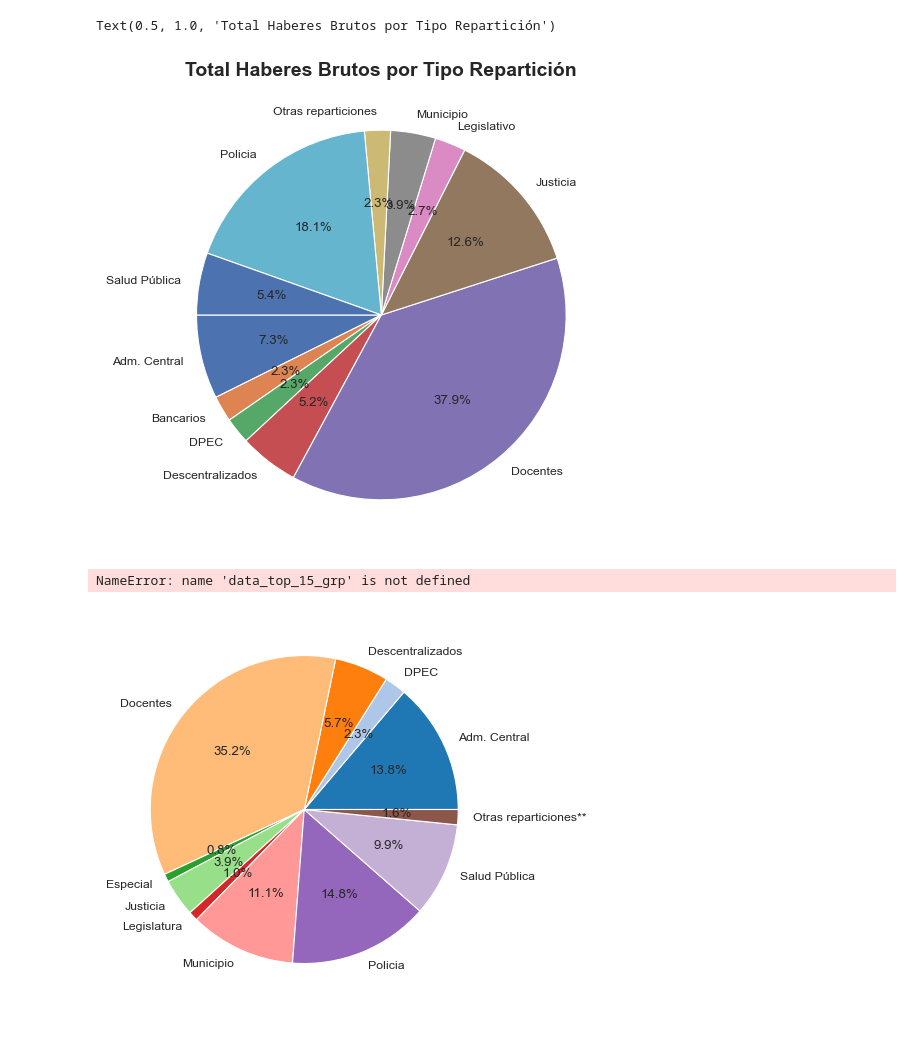
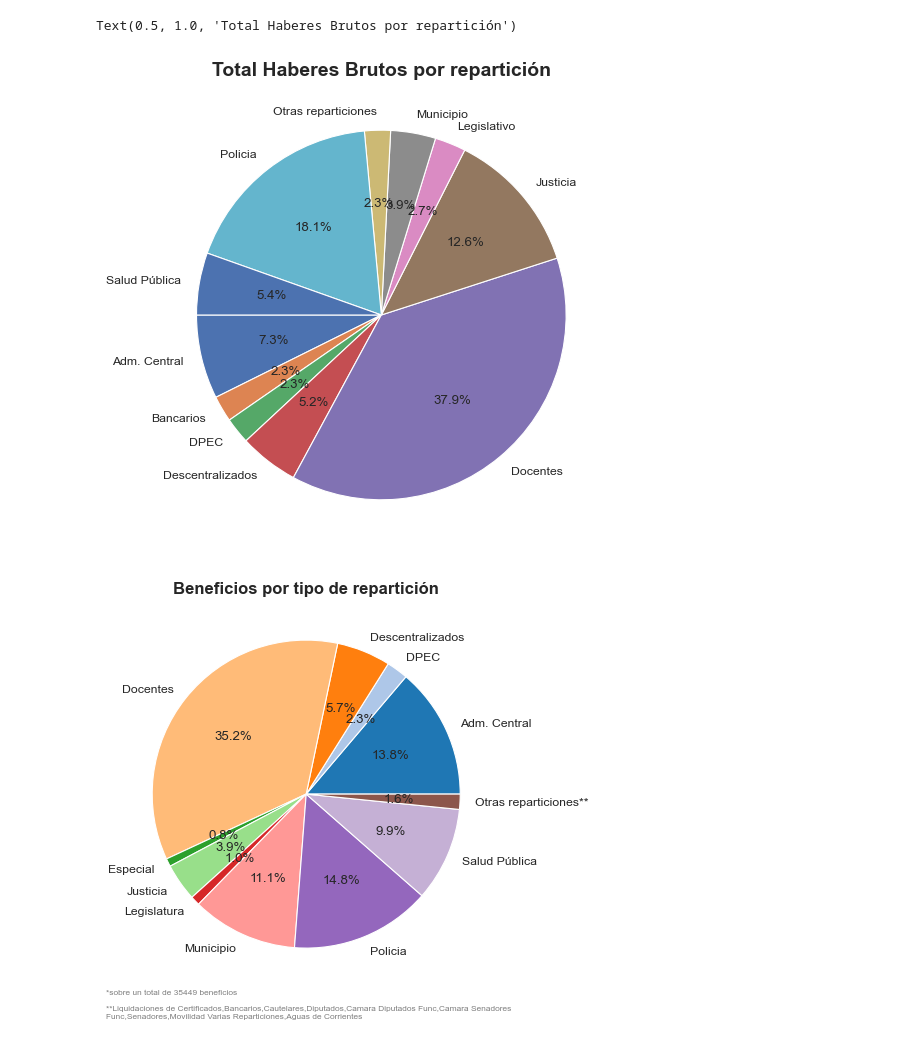
Before and after one commit to chrisgalvez/ReportesLiquidaciones, a Jupyter notebook: estadisticas-liquidaciones.ipynb, the cells around one changed output. Cells and saved outputs as stored; diff of their text form; code cells hidden in the pictures.

```diff
--- a/estadisticas-liquidaciones.ipynb
+++ b/estadisticas-liquidaciones.ipynb
@@ -133,10 +132,10 @@ data_top_15.loc[len(data_top_15)] = ["Otras reparticiones", total_resto_repartic
 data_top_15.groupby("TIPOREPARTICION").sum("BRUTO").plot.pie(y="BRUTO", figsize=(6,6), autopct="%1.1f%%", label="",
                                                         pctdistance=0.6, startangle=180)
 plt.legend().set_visible(False)
-plt.title("Total Haberes Brutos por Tipo Repartición", fontdict={'family': 'Arial', 'size': 14, 'weight': 'bold', 'style': 'normal'})
+plt.title("Total Haberes Brutos por repartición", fontdict={'family': 'Arial', 'size': 14, 'weight': 'bold', 'style': 'normal'})
 # %% [output]
-Text(0.5, 1.0, 'Total Haberes Brutos por Tipo Repartición')
+Text(0.5, 1.0, 'Total Haberes Brutos por repartición')
-[figure, old version]
+[figure, new version]
 # %%
 from palettable.tableau import Tableau_20
 
@@ -146,34 +145,33 @@ colores = Tableau_20.hex_colors
 
 # Obtener las 10 primeras reparticiones con mayor BRUTO
 top_10_reparticiones_cantidad = brutos.groupby("TIPOREPARTICION").count().nlargest(10, "CONTROL").index
 
 # Calcular el total del BRUTO del resto de las reparticiones
 resto_reparticiones = brutos[~brutos['TIPOREPARTICION'].isin(top_10_reparticiones_cantidad)]
 
 total_resto_reparticiones = resto_reparticiones.count()["CONTROL"].sum()
 
 # Crear los datos para el gráfico de pastel
 data_top_10 = brutos.loc[brutos['TIPOREPARTICION'].isin(top_10_reparticiones_cantidad), ["TIPOREPARTICION", "CONTROL"]]
 
 
 data_top_10_grp = data_top_10.groupby("TIPOREPARTICION").count()["CONTROL"]
 
 # Concatenar las series
 data_top_10_grp = pd.concat( [data_top_10_grp, pd.Series({"Otras reparticiones**": total_resto_reparticiones})] )
 
 axes = data_top_10_grp.plot.pie(y="BRUTO", figsize=(5,5), autopct="%1.1f%%", label="",
     colors=colores[:len(data_top_15)])
 
-plt.text(-1.30, -1.30, '*sobre un total de {} beneficios'.format(data_top_15_grp.sum()), fontsize=6, fontweight='normal', color='gray')
+plt.text(-1.30, -1.30, '*sobre un total de {} beneficios'.format(data_top_10_grp.sum()), fontsize=6, fontweight='normal', color='gray')
 plt.text(-1.30, -1.37, '**' + ",".join(resto_reparticiones["REPARTICION"].unique()), fontsize=6, fontweight='normal', color='gray', wrap=True, verticalalignment='top')
 
 
 plt.legend().set_visible(False)
 plt.title("Beneficios por tipo de repartición", fontdict={'family': 'Arial', 'size': 12,
     'weight': 'bold', 'style': 'normal'})
 plt.rcParams['savefig.dpi'] = 600
 plt.show()
 # %% [output]
-NameError: name 'data_top_15_grp' is not defined
-[figure, old version]
+[figure, new version]
 # %%
```
Also changed, not shown: parts of 4 cells of this notebook.
